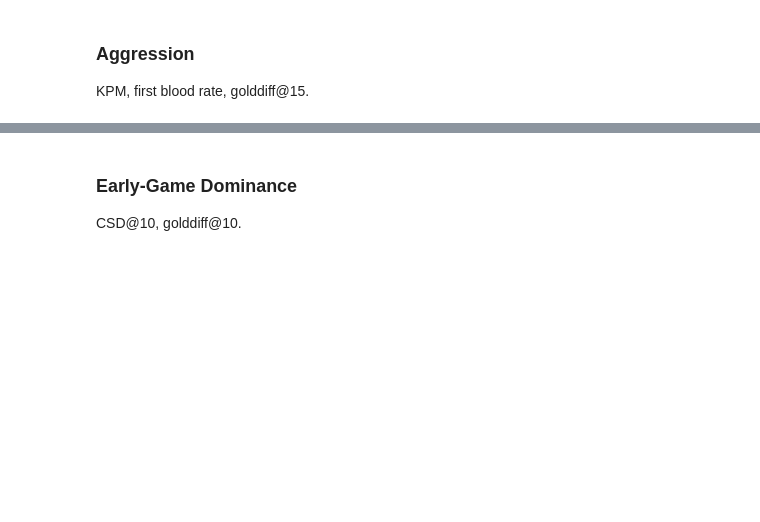
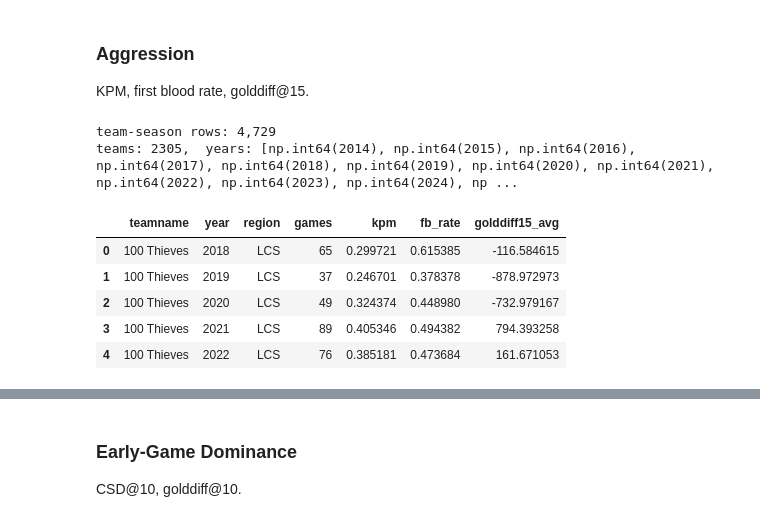
Before and after one commit to LUNARKN1GHT/lol_esports, a Jupyter notebook: lol_esports.ipynb, the cells around one changed output, grey strips where cells are left out. Drawn from its saved outputs; the diff is of its cells as text; code cells hidden in the pictures; blank space fills up the shorter version.

```diff
--- a/lol_esports.ipynb
+++ b/lol_esports.ipynb
@@ -538,3 +539,17 @@ plt.show()
 ### Aggression
 
 KPM, first blood rate, golddiff@15.
+# %%
+agg_df = aggression(df)
+print(f"team-season rows: {len(agg_df):,}")
+print(f"teams: {agg_df['teamname'].nunique()},  years: {sorted(agg_df['year'].unique())}")
+agg_df.head()
+# %% [output]
+team-season rows: 4,729
+teams: 2305,  years: [np.int64(2014), np.int64(2015), np.int64(2016), np.int64(2017), np.int64(2018), np.int64(2019), np.int64(2020), np.int64(2021), np.int64(2022), np.int64(2023), np.int64(2024), np ...
+|  | teamname | year | region | games | kpm | fb_rate | golddiff15_avg |
+| 0 | 100 Thieves | 2018 | LCS | 65 | 0.299721 | 0.615385 | -116.584615 |
+| 1 | 100 Thieves | 2019 | LCS | 37 | 0.246701 | 0.378378 | -878.972973 |
+| 2 | 100 Thieves | 2020 | LCS | 49 | 0.324374 | 0.448980 | -732.979167 |
+| 3 | 100 Thieves | 2021 | LCS | 89 | 0.405346 | 0.494382 | 794.393258 |
+| 4 | 100 Thieves | 2022 | LCS | 76 | 0.385181 | 0.473684 | 161.671053 |
```
Also changed, not shown: parts of 6 cells of this notebook, 2 other files.
